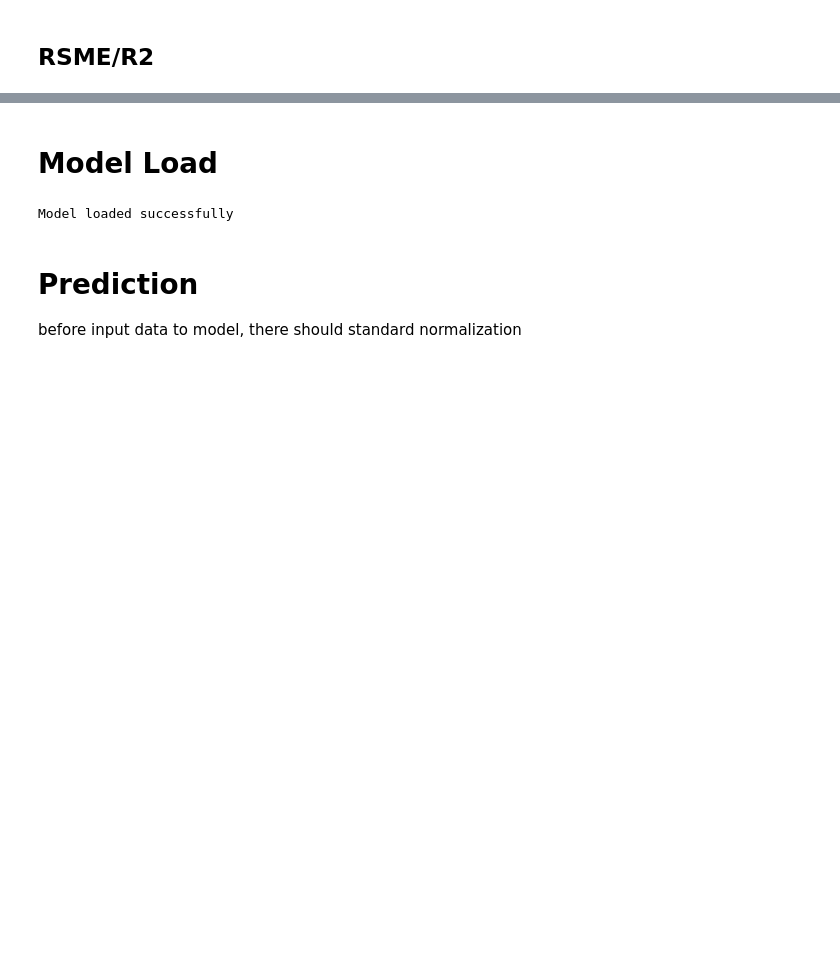
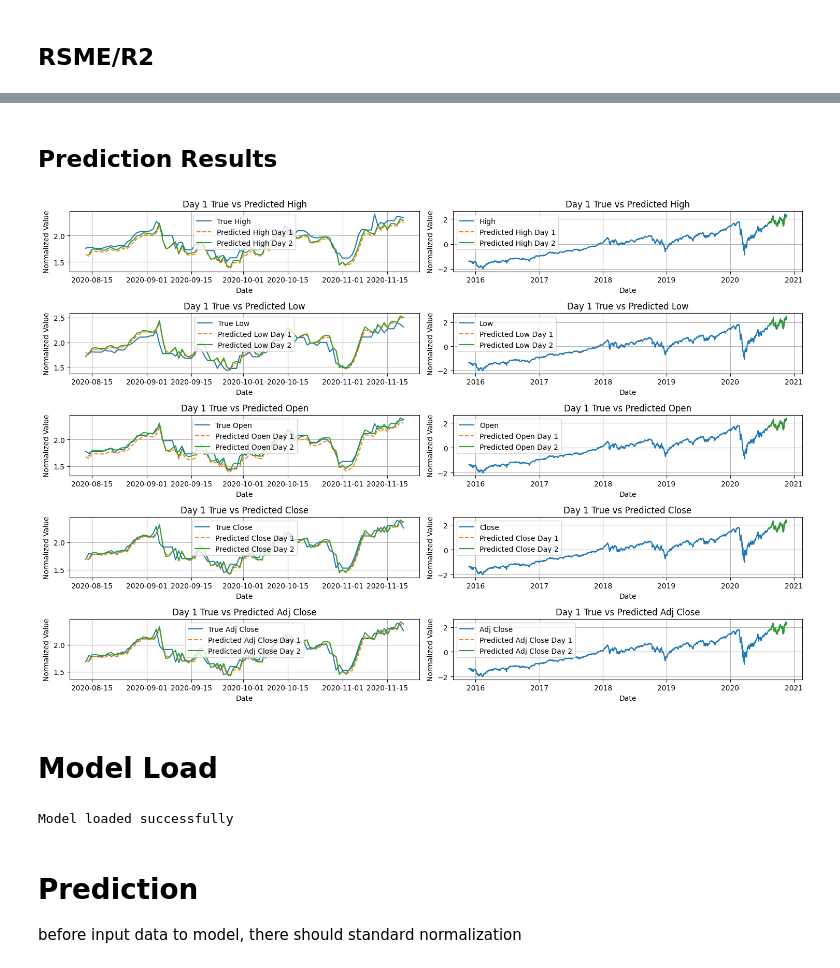
Before and after one commit to AJPraneeth/Timeseries_Forecating, a Jupyter notebook: NoteBooks/Models/LSTM/train.ipynb, the cells around one changed output, grey strips where cells are left out. Drawn from its saved outputs; the diff is of its cells as text; code cells hidden in the pictures; blank space fills up the shorter version.

```diff
--- a/NoteBooks/Models/LSTM/train.ipynb
+++ b/NoteBooks/Models/LSTM/train.ipynb
@@ -327,0 +339,5 @@ r2=r2_score(y_test, test_predictions)
+# %%
+day1_Pred_df=day1_Pred_df.set_index('Date')
+day1_True_df=day1_True_df.set_index('Date')
+day2_Pred_df=day2_Pred_df.set_index('Date')
+day2_True_df=day2_True_df.set_index('Date')
@@ -328,3 +406,35 @@ r2=r2_score(y_test, test_predictions)
+# %% [markdown]
+## Prediction Results
+# %%
+df_normalized=df_normalized.set_index('Date')
+features = df.columns[1:]
+
+fig, axes = plt.subplots(nrows=5,ncols=2, figsize=(15, 10))
+
+for i, feature in enumerate(features):
+    axes[i,0].plot(day1_True_df.index, day1_True_df[feature], label=f'True {feature}')
+    axes[i,0].plot(day1_Pred_df.index, day1_Pred_df[feature], label=f'Predicted {feature} Day 1', linestyle='--')
+    axes[i,0].plot(day2_Pred_df[1:].index, day2_Pred_df[1:][feature], label=f'Predicted {feature} Day 2', linestyle="-")
+    axes[i,0].set_xlabel('Date')
+    axes[i,0].set_ylabel('Normalized Value')
+    axes[i,0].set_title(f'Day 1 True vs Predicted {feature}')
+    axes[i,0].legend()
+    axes[i,0].grid(True)
+
+    axes[i,1].plot(df_normalized.index, df_normalized[feature], label=f'{feature}')
+    # axes[i,1].plot(day1_True_df.index, day1_True_df[feature], label=f'True {feature}')
+    axes[i,1].plot(day1_Pred_df.index, day1_Pred_df[feature], label=f'Predicted {feature} Day 1', linestyle='--')
+    axes[i,1].plot(day2_Pred_df[1:].index, day2_Pred_df[1:][feature], label=f'Predicted {feature} Day 2', linestyle="-")
+    axes[i,1].set_xlabel('Date')
+    axes[i,1].set_ylabel('Normalized Value')
+    axes[i,1].set_title(f'Day 1 True vs Predicted {feature}')
+    axes[i,1].legend()
+    axes[i,1].grid(True)
+
+plt.tight_layout()
+plt.show()
+# %% [output]
+[figure, added]
 # %% [markdown]
 # Model Load
 # %%
```
Also changed, not shown: parts of 15 cells of this notebook.
